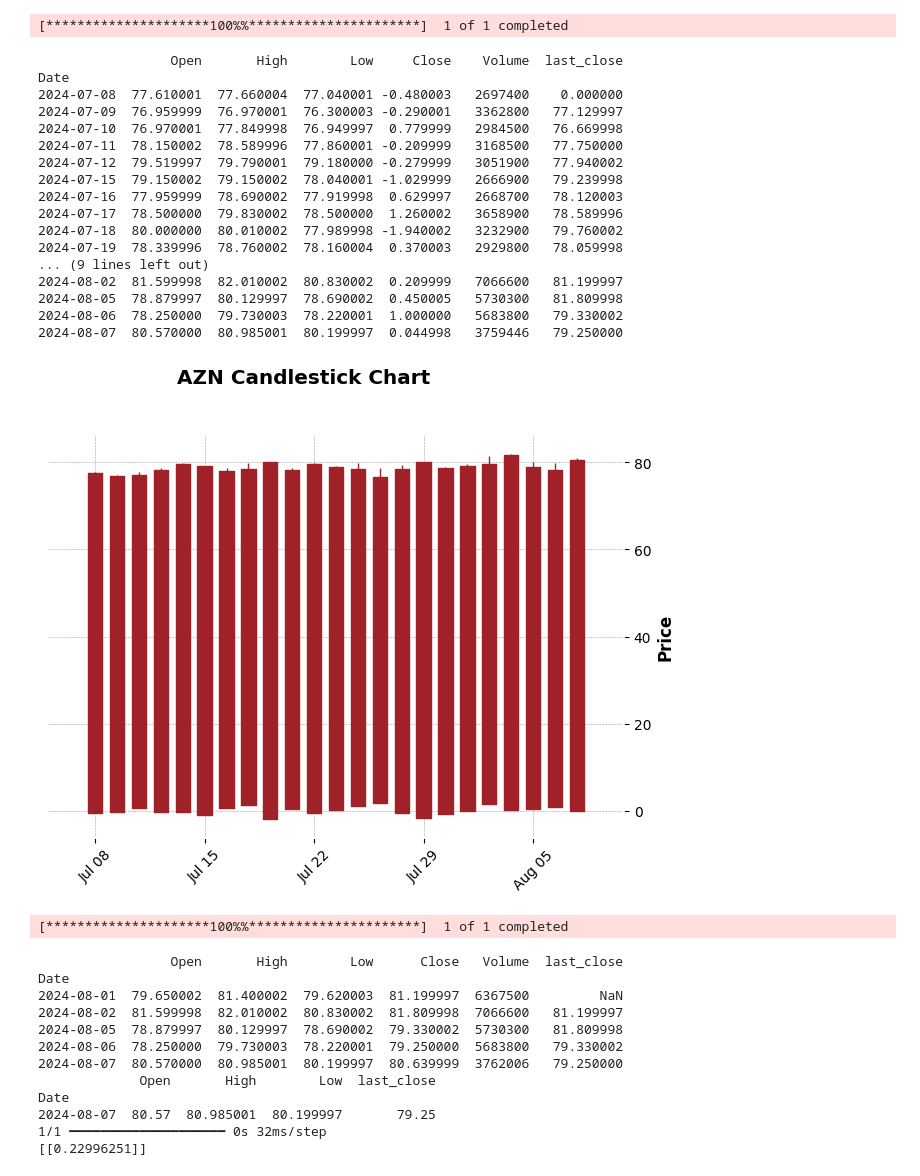
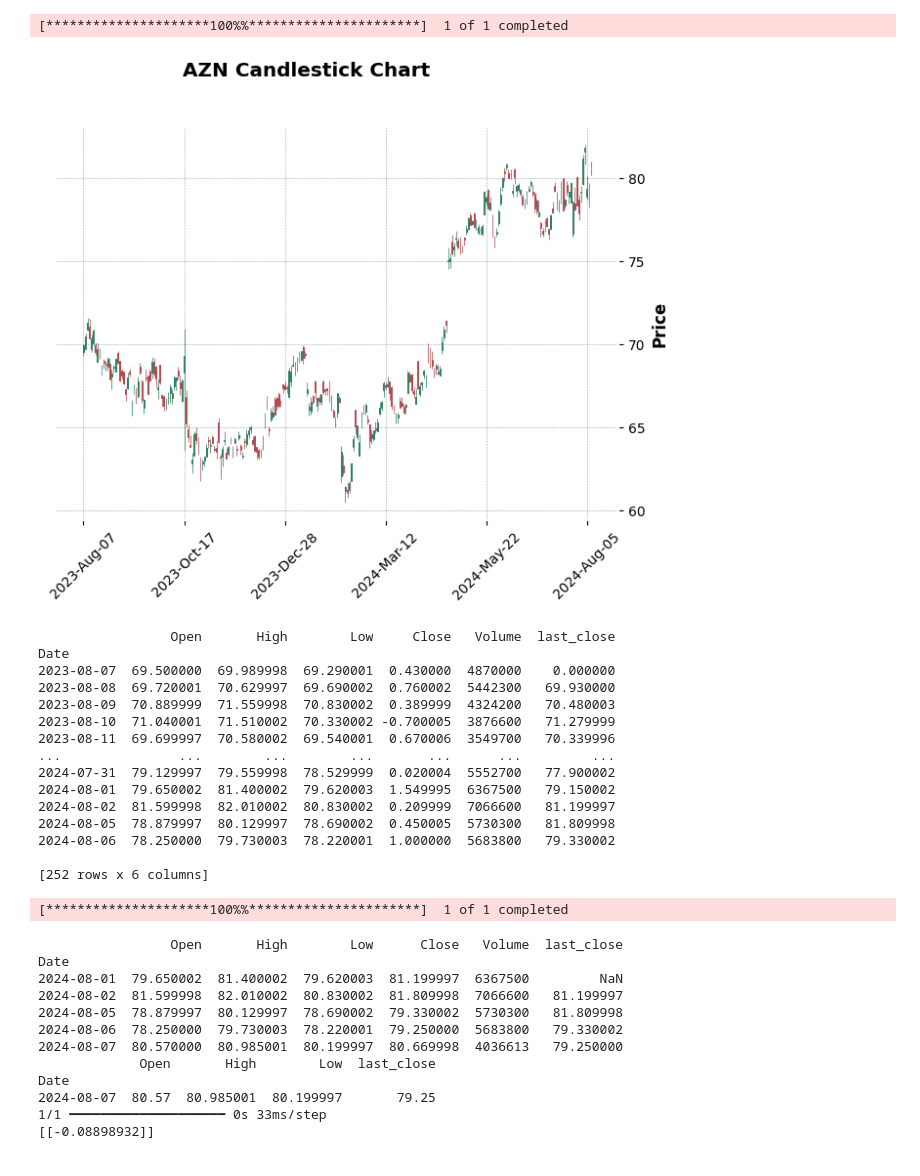
Before and after one commit to yohlimem/AI-Stonks, a Jupyter notebook: main.ipynb, the cells around one changed output. Saved outputs shown, nothing was run; the diff lists cells and outputs as text; code cells hidden in the pictures.

Commit message:
Last time we see ya

```diff
--- a/main.ipynb
+++ b/main.ipynb
@@ -8,47 +8,45 @@ from tensorflow.keras import layers
 from sklearn.model_selection import train_test_split
 from tensorflow.keras import layers, callbacks
 # %%
-
 # Download recent data
-recent_data = yf.download("AZN", period="1mo", interval="1d")
+recent_data = yf.download("AZN", period="1y", interval="1d")
 
 # Drop unnecessary columns
 recent_data = recent_data.drop(columns=["Adj Close"])
 recent_data["last_close"] = recent_data["Close"].shift(1)
-recent_data.Close = recent_data.Close - recent_data.Open
-recent_data.fillna(0, inplace=True)
-print(recent_data)
-# Create a candlestick chart
 mpf.plot(
     recent_data,
     type="candle",
     style="charles",
     title="AZN Candlestick Chart",
     ylabel="Price",
 )
+recent_data.Close = recent_data.Close - recent_data.Open
+recent_data.fillna(0, inplace=True)
+recent_data = recent_data.iloc[:-1]
+print(recent_data)
+# Create a candlestick chart
 
 # Show the plot
 mpf.show()
 # %% [output]
 [*********************100%%**********************]  1 of 1 completed
+[figure, new version]
-                 Open       High        Low     Close    Volume  last_close
+                 Open       High        Low     Close   Volume  last_close
 Date
-2024-07-08  77.610001  77.660004  77.040001 -0.480003   2697400    0.000000
-2024-07-09  76.959999  76.970001  76.300003 -0.290001   3362800   77.129997
-2024-07-10  76.970001  77.849998  76.949997  0.779999   2984500   76.669998
-2024-07-11  78.150002  78.589996  77.860001 -0.209999   3168500   77.750000
-2024-07-12  79.519997  79.790001  79.180000 -0.279999   3051900   77.940002
-2024-07-15  79.150002  79.150002  78.040001 -1.029999   2666900   79.239998
-2024-07-16  77.959999  78.690002  77.919998  0.629997   2668700   78.120003
-2024-07-17  78.500000  79.830002  78.500000  1.260002   3658900   78.589996
-2024-07-18  80.000000  80.010002  77.989998 -1.940002   3232900   79.760002
-2024-07-19  78.339996  78.760002  78.160004  0.370003   2929800   78.059998
-... (9 lines left out)
-2024-08-02  81.599998  82.010002  80.830002  0.209999   7066600   81.199997
-2024-08-05  78.879997  80.129997  78.690002  0.450005   5730300   81.809998
-2024-08-06  78.250000  79.730003  78.220001  1.000000   5683800   79.330002
-2024-08-07  80.570000  80.985001  80.199997  0.044998   3759446   79.250000
+2023-08-07  69.500000  69.989998  69.290001  0.430000  4870000    0.000000
+2023-08-08  69.720001  70.629997  69.690002  0.760002  5442300   69.930000
+2023-08-09  70.889999  71.559998  70.830002  0.389999  4324200   70.480003
+2023-08-10  71.040001  71.510002  70.330002 -0.700005  3876600   71.279999
+2023-08-11  69.699997  70.580002  69.540001  0.670006  3549700   70.339996
+...               ...        ...        ...       ...      ...         ...
+2024-07-31  79.129997  79.559998  78.529999  0.020004  5552700   77.900002
+2024-08-01  79.650002  81.400002  79.620003  1.549995  6367500   79.150002
+2024-08-02  81.599998  82.010002  80.830002  0.209999  7066600   81.199997
+2024-08-05  78.879997  80.129997  78.690002  0.450005  5730300   81.809998
+2024-08-06  78.250000  79.730003  78.220001  1.000000  5683800   79.330002
+
+[252 rows x 6 columns]
-[figure, old version]
 # %%
 
 X = recent_data.drop(columns=["Close","Volume"])
@@ -90,7 +88,7 @@ history = model.fit(
 
 )
 # %%
-check_data =  yf.download("AZN",period= "5d")
+check_data = yf.download("AZN", period="5d")
 check_data = check_data.drop(columns=["Adj Close"])
 check_data["last_close"] = check_data["Close"].shift(1)
 print(check_data)
@@ -106,12 +104,12 @@ Date
 2024-08-02  81.599998  82.010002  80.830002  81.809998  7066600   81.199997
 2024-08-05  78.879997  80.129997  78.690002  79.330002  5730300   81.809998
 2024-08-06  78.250000  79.730003  78.220001  79.250000  5683800   79.330002
-2024-08-07  80.570000  80.985001  80.199997  80.639999  3762006   79.250000
+2024-08-07  80.570000  80.985001  80.199997  80.669998  4036613   79.250000
              Open       High        Low  last_close
 Date
 2024-08-07  80.57  80.985001  80.199997       79.25
-1/1 ━━━━━━━━━━━━━━━━━━━━ 0s 32ms/step
-[[0.22996251]]
+1/1 ━━━━━━━━━━━━━━━━━━━━ 0s 33ms/step
+[[-0.08898932]]
 # %%
 history_df = pd.DataFrame(history.history)
 history_df.loc[:, ['loss', 'val_loss']].plot();
```
Also changed, not shown: parts of 1 cell of this notebook.
